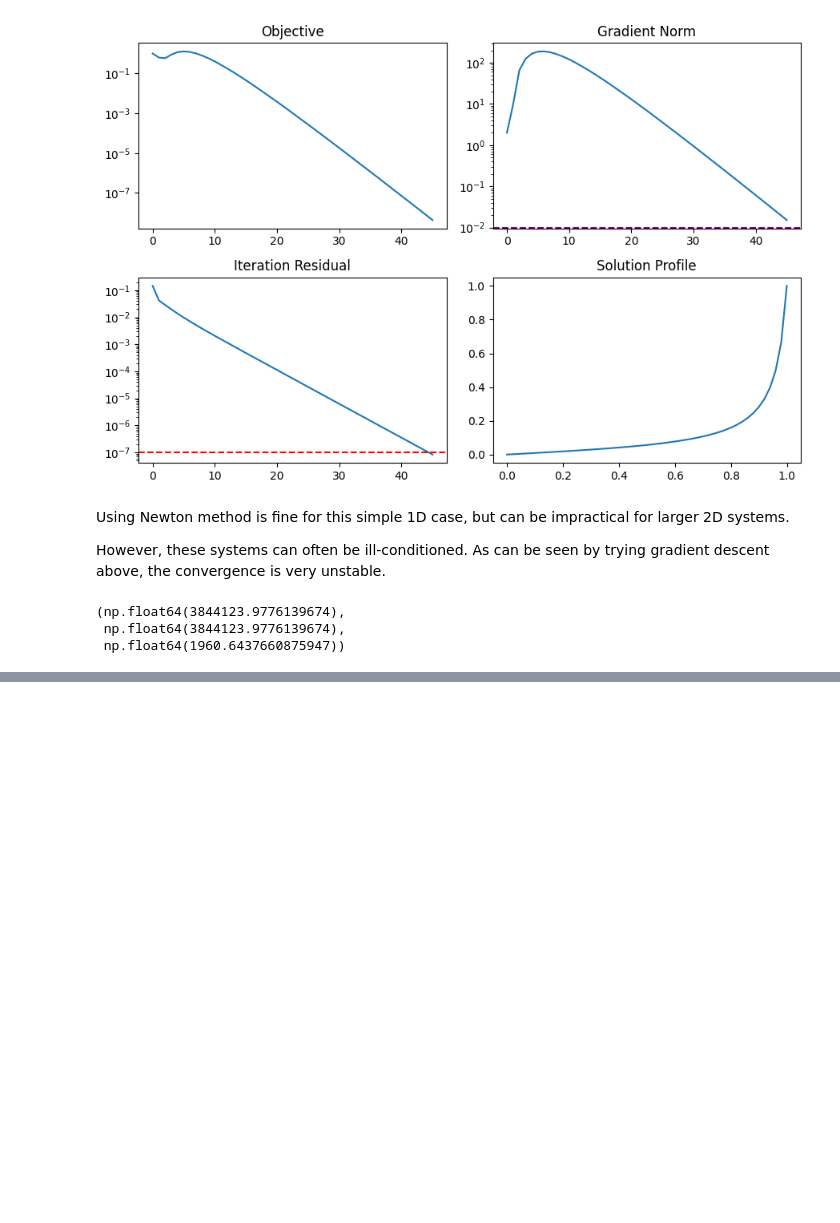
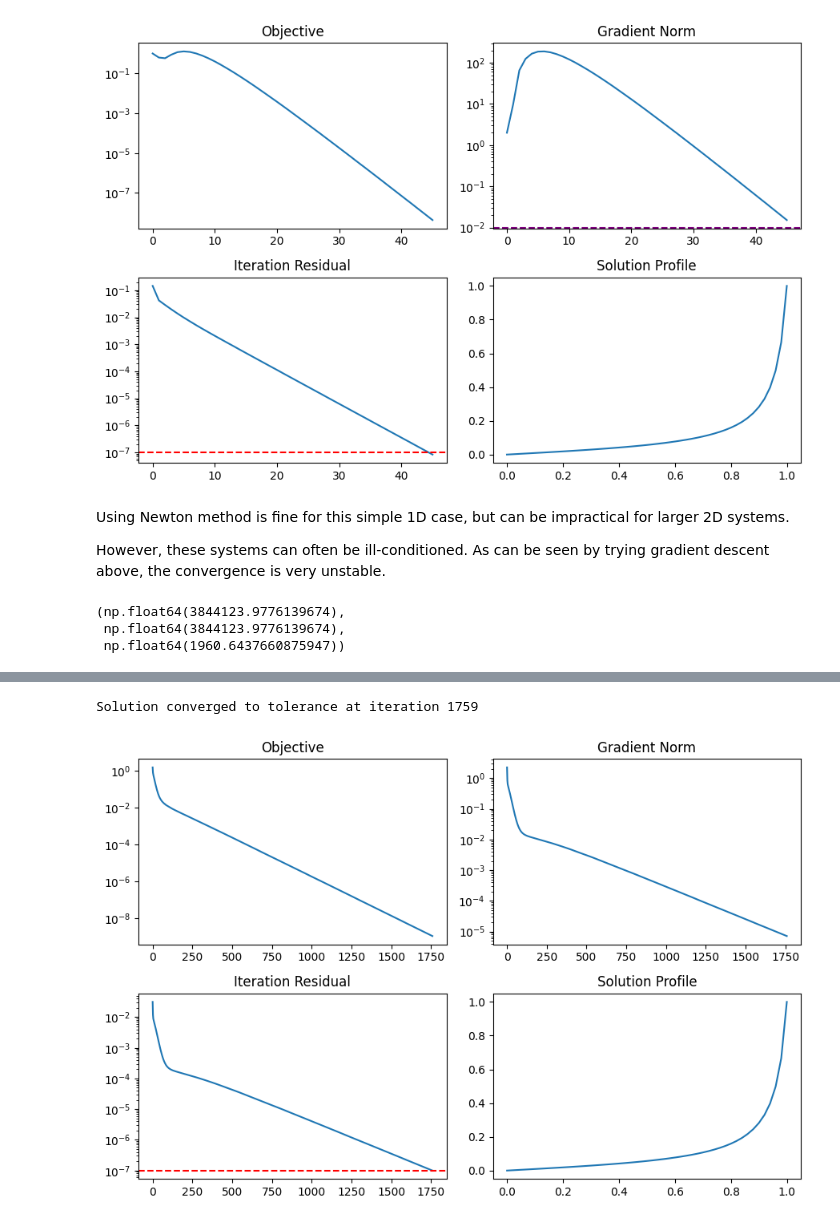
Before and after one commit to wujorgen/2d_heat_conduction, a Jupyter notebook: cfd_methods_book/burgers_eqn_system.ipynb, the cells around one changed output, grey strips where cells are left out. Saved outputs shown, nothing was run; the diff lists cells and outputs as text; code cells hidden in the pictures; blank space fills up the shorter version.

Commit message:
oh hey a preconditioner works. higher learning rate in gradient descent works!

```diff
--- a/cfd_methods_book/burgers_eqn_system.ipynb
+++ b/cfd_methods_book/burgers_eqn_system.ipynb
@@ -201,0 +233,63 @@ np.linalg.cond(hessian), np.linalg.cond(A.T @ A), np.linalg.cond(A)
+# %%
+# init guess solution
+xvec = np.random.rand(N)
+xvec = np.zeros(N)
+
+# track: obj, grad
+obj_list = []
+grad_list = []
+hessian_list = []
+# track convergence
+err_list = []
+# track solution history
+xvec_list = []
+
+tol_itr = 1e-7
+
+for itr in range(int(1e4)):
+    # store solution history
+    xvec_list.append(xvec)
+    # build linear system
+    A, b = system(xvec)
+    M = SPAI(A, 100)
+    MA = M @ A
+    Mb = M @ b
+    # calculate and store obj grad hessian
+    obj = f(MA, xvec, Mb)
+    obj_list.append(obj)
+    grad = g(MA, xvec, Mb)
+    grad_list.append(grad)
+    hessian = h(MA, xvec, Mb)
+    hessian_list.append(hessian)
+    # calculate update
+    first_order_update = - 0.1 * grad
+    # apply update
+    xnew = xvec + first_order_update
+    rmse = np.sqrt(np.sum(np.mean((xnew - xvec)**2)))
+    # calculate error and check convergence
+    err_list.append(rmse)
+    if rmse <= tol_itr:
+        print("Solution converged to tolerance at iteration", itr)
+        break
+    # if not converged, prepare for next iteration
+    xvec = xnew
+
+fig, axes = plt.subplots(2, 2, figsize=(9,6))
+
+axes[0, 0].semilogy(obj_list)
+axes[0, 0].set_title("Objective")
+
+axes[0, 1].semilogy([np.linalg.norm(item) for item in grad_list])
+axes[0, 1].set_title("Gradient Norm")
+
+axes[1, 0].semilogy(err_list)
+axes[1, 0].axhline(tol_itr, color="red", linestyle="--")
+axes[1, 0].set_title("Iteration Residual")
+
+axes[1, 1].plot(grid, xvec)
+axes[1, 1].set_title("Solution Profile")
+
+plt.tight_layout()
+# %% [output]
+Solution converged to tolerance at iteration 1759
+[figure, added]
```
Also changed, not shown: parts of 2 cells of this notebook.
